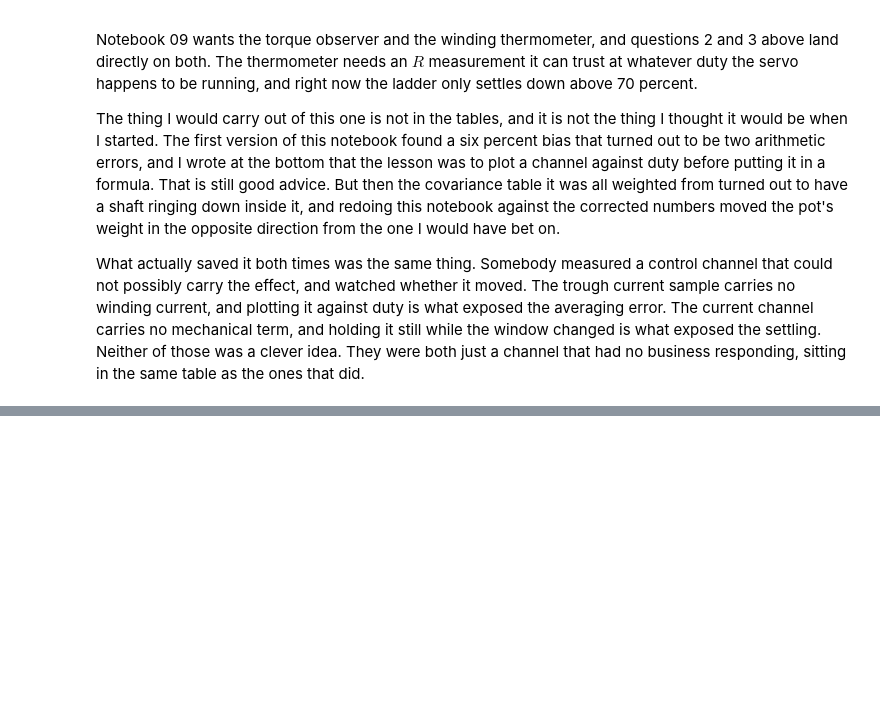
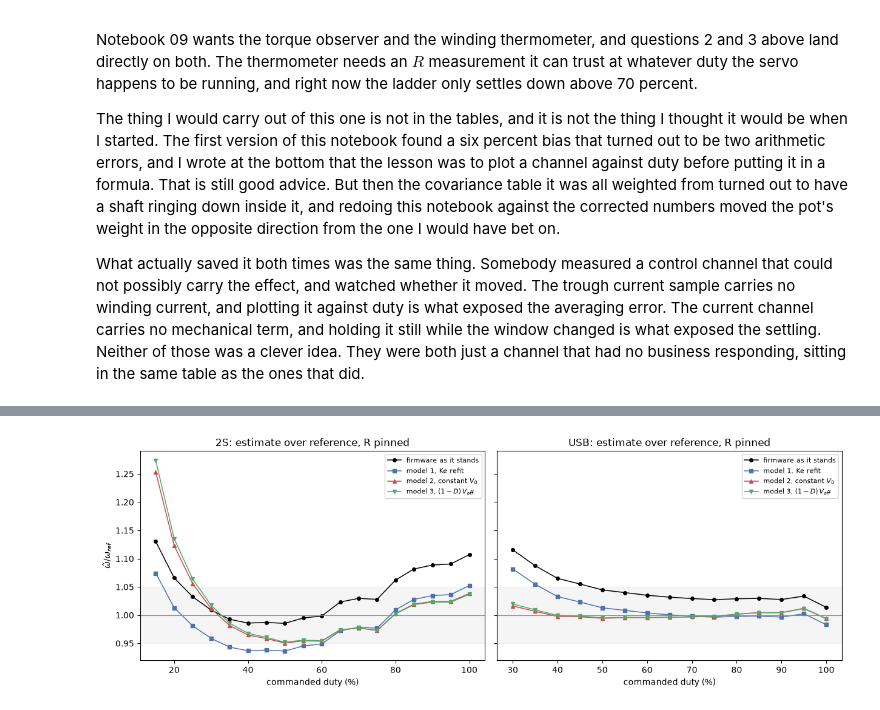
Before and after one commit to OpenServoCore/open-servo-core, a Jupyter notebook: notebooks/08-velocity-observer.ipynb, the cells around one changed output, grey strips where cells are left out. Drawn from its saved outputs; the diff is of its cells as text; code cells hidden in the pictures; blank space fills up the shorter version.

```diff
--- a/notebooks/08-velocity-observer.ipynb
+++ b/notebooks/08-velocity-observer.ipynb
@@ -1916,0 +2288,87 @@ that had no business responding, sitting in the same table as the ones that did.
+# %%
+from scipy.stats import spearmanr
+
+
+def lstsq(X, y):
+    beta, *_ = np.linalg.lstsq(X, y, rcond=None)
+    res = y - X @ beta
+    se = np.sqrt(res @ res / max(len(y) - X.shape[1], 1) * np.linalg.inv(X.T @ X).diagonal())
+    return beta, se, res
+
+
+def cond(X):
+    return np.linalg.cond(X / np.abs(X).max(axis=0))
+
+
+FITS, SCORES = {}, {}
+for sup in SUPPLIES:
+    f = F[F.supply == sup]
+    y, i, w, d, one = f.v_mean.values, f.i.values, f.truth.values, f.D.values, np.ones(len(f))
+    est = {}
+    # the firmware as it stands, registry constants, nothing fitted
+    est["firmware, registry R and Ke"] = (y - R_PIN.value * i) / KE
+    # the identification ladder's band, model 1 fitted where E3 fits it, then applied everywhere
+    m = (f.duty >= 25) & (f.duty <= 45)
+    b, _, _ = lstsq(np.c_[i[m], w[m]], y[m])
+    est["model 1 fitted on 25-45% only"] = (y - b[0] * i) / b[1]
+    # R free: the three regressors are nearly one line, so R comes back with a standard
+    # error the size of itself. Printed, then set aside.
+    free = {}
+    for name, X in (("model 1  v = R i + Ke w", np.c_[i, w]),
+                    ("model 2  + V0", np.c_[i, w, one]),
+                    ("model 3  + (1 - D) Voff", np.c_[i, w, 1 - d])):
+        b, se, _ = lstsq(X, y)
+        free[name] = dict(R=b[0], R_se=se[0], Ke_mV=b[1] * 1e3, term=(b[2] if len(b) > 2 else np.nan), condition=cond(X))
+    FITS[(sup, "free")] = pd.DataFrame(free).T
+    # R pinned at the registry's terminal-referenced winding resistance
+    yp = y - R_PIN.value * i
+    pinned = {}
+    for name, X, g in (("model 1  v = R i + Ke w", np.c_[w], lambda b: yp / b[0]),
+                       ("model 2  + V0", np.c_[w, one], lambda b: (yp - b[1]) / b[0]),
+                       ("model 3  + (1 - D) Voff", np.c_[w, 1 - d], lambda b: (yp - b[1] * (1 - d)) / b[0])):
+        b, se, res = lstsq(X, yp)
+        pinned[name] = dict(Ke_mV=b[1 - 1] * 1e3, Ke_se=se[0] * 1e3, term_V=(b[1] if len(b) > 1 else 0.0),
+                            term_se=(se[1] if len(b) > 1 else np.nan), rms_mV=res.std() * 1e3)
+        est[name] = g(b)
+    FITS[(sup, "pinned")] = pd.DataFrame(pinned).T
+    # score every variant: est/true per rung, by duty, and the residual trend against duty
+    sc = {}
+    for name, e in est.items():
+        r = e / w
+        by = pd.Series(r).groupby(f.duty.values).mean()
+        sc[name] = dict(slope_pct_per_10=np.polyfit(f.duty.values, r, 1)[0] * 1000,
+                        spearman=spearmanr(f.duty.values, r).correlation,
+                        rms_pct=np.sqrt(np.mean((r - 1) ** 2)) * 100,
+                        **{f"{int(k)}%": v for k, v in by.items()})
+    SCORES[sup] = pd.DataFrame(sc).T
+
+for sup in SUPPLIES:
+    print(f"================ {sup}, {len(F[F.supply == sup])} rungs ================")
+    print("R free (standard error beside it, condition number of the regressor matrix)")
+    print(FITS[(sup, 'free')].round(3).to_string())
+    print(f"\nR pinned at {R_PIN.value} ohm")
+    print(FITS[(sup, 'pinned')].round(4).to_string())
+    print("\nest / true by duty, then the trend of that ratio with duty: slope in % per 10 points of duty,"
+          "\nSpearman rank correlation (a monotonic residual is the tell), rms of est/true - 1 in %")
+    print(SCORES[sup].round(3).to_string())
+    print()
+
+fig, axes = plt.subplots(1, 2, figsize=(12.5, 4.4), sharey=True)
+STYLE = {"firmware, registry R and Ke": ("k", "o", "firmware as it stands"),
+         "model 1  v = R i + Ke w": ("#4c72b0", "s", "model 1, Ke refit"),
+         "model 2  + V0": ("#c44e52", "^", "model 2, constant $V_0$"),
+         "model 3  + (1 - D) Voff": ("#55a868", "v", "model 3, $(1-D)\\,V_{off}$")}
+for ax, sup in zip(axes, SUPPLIES):
+    S = SCORES[sup]
+    duties = [c for c in S.columns if c.endswith("%")]
+    x = [int(c[:-1]) for c in duties]
+    for name, (col, mk, lab) in STYLE.items():
+        ax.plot(x, S.loc[name, duties].values.astype(float), marker=mk, ms=4, lw=1.1, color=col, label=lab)
+    ax.axhline(1, color="#888", lw=0.8)
+    ax.axhspan(0.95, 1.05, color="#888", alpha=0.08)
+    ax.set_xlabel("commanded duty (%)")
+    ax.set_title(f"{sup}: estimate over reference, R pinned")
+    ax.legend(fontsize=8)
+axes[0].set_ylabel("$\\hat\\omega / \\omega_{ref}$")
+plt.tight_layout(); plt.show()
+# %% [output]
@@ -1916,0 +2392 @@ that had no business responding, sitting in the same table as the ones that did.
+[figure, added]
```
Also changed, not shown: parts of 18 cells of this notebook.
